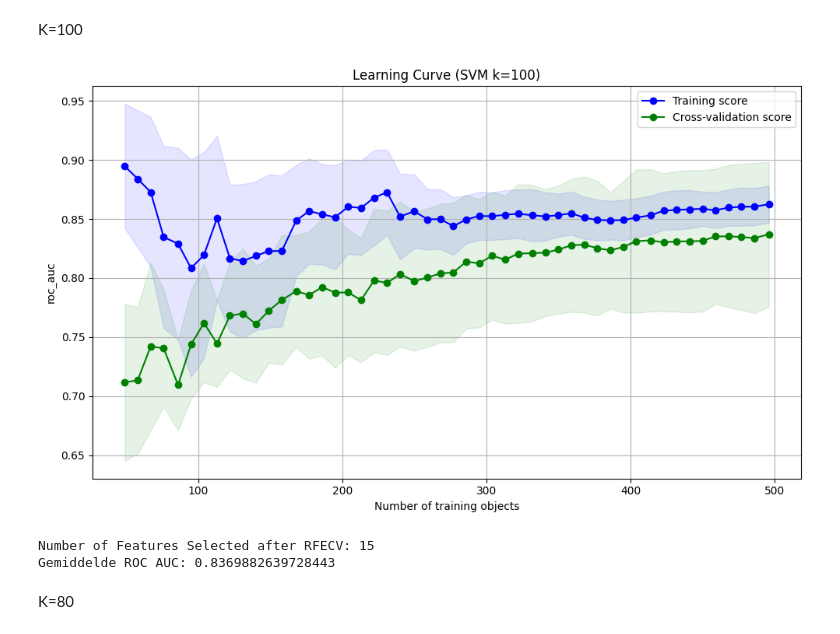
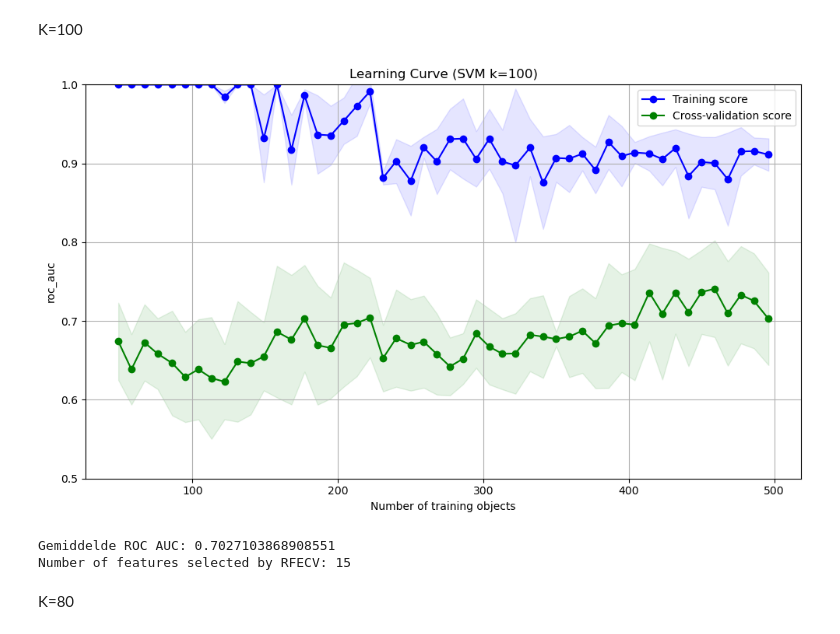
Before and after one commit to mjmklep/Machine-Learning-Group-8, a Jupyter notebook: basic_SVM.ipynb, the cells around one changed output. Saved outputs shown, nothing was run; the diff lists cells and outputs as text; code cells hidden in the pictures.

Commit message:
SVM with f_score. Number of features inside pipeline done

```diff
--- a/basic_SVM.ipynb
+++ b/basic_SVM.ipynb
@@ -195,56 +157,39 @@ Gemiddelde ROC AUC: 0.7970528899997775
 # %% [markdown]
 K=100
 # %%
-# ====== PRE-FEATURE SELECTION ======
-# Apply Power Transformation to handle skewed data
-power_transformer = PowerTransformer(method='yeo-johnson')
-X_train_transformed = power_transformer.fit_transform(X_train)
-X_test_transformed = power_transformer.transform(X_test)
-
-# Use SelectKBest with mutual_info_classif for feature selection
-selector = SelectKBest(mutual_info_classif, k=100)
-X_train_reduced = selector.fit_transform(X_train_transformed, y_train)
-X_test_reduced = selector.transform(X_test_transformed)
-
-# Cross validation
+# ====== PIPELINE CHARACTERISTICS ======
 cv = StratifiedKFold(n_splits=5)
-
-# ====== FEATURE SELECTION ======
-svm = SVC(kernel="linear", random_state=42)
-rfecv = RFECV(estimator=svm, step=5, cv=cv, scoring='roc_auc')
-rfecv.fit(X_train_reduced, y_train)
-X_selected = rfecv.transform(X_train_reduced)
-X_test_selected = rfecv.transform(X_test_reduced)
-
-# ====== PIPELINE CHARACTERISTICS ======
-svm = SVC(kernel="linear", random_state=42)
+svm_feature = SVC(kernel="linear", random_state=42, class_weight='balanced')
 
 # ====== PIPELINE  ======
 pipeline = Pipeline([
-    ('svm', svm)
+    ('transformer', PowerTransformer(method='yeo-johnson')),
+    ('select_k_best', SelectKBest(f_classif, k=100)),
+    ('rfecv', RFECV(estimator=svm_feature, step=5, cv=cv, scoring='roc_auc')),
+    ('classifier', SVC(kernel='linear', random_state=42, class_weight='balanced'))
 ])
+
 
 # ====== EVALUATION  ======
 scores = cross_val_score(
     pipeline,
-    X_selected,
+    X_train,
     y_train,
     cv=cv,
     scoring='roc_auc',
     n_jobs=-1
 )
 
-pipeline.fit(X_selected, y_train)
+pipeline.fit(X_train, y_train)
 
-t_plot_learning_curve(X_selected, y_train, classifier=pipeline, scoring='roc_auc', clf_type='SVM k=100')
 
-selected_features = np.where(rfecv.support_)[0]
-print(f"Number of Features Selected after RFECV: {len(selected_features)}")
+t_plot_learning_curve(X_train, y_train, classifier=pipeline, scoring='roc_auc', clf_type='SVM k=100')
 print("Gemiddelde ROC AUC:", scores.mean())
+print("Number of features selected by RFECV:", pipeline.named_steps['rfecv'].n_features_)
 # %% [output]
-[figure, old version]
+[figure, new version]
-Number of Features Selected after RFECV: 15
-Gemiddelde ROC AUC: 0.8369882639728443
+Gemiddelde ROC AUC: 0.7027103868908551
+Number of features selected by RFECV: 15
 # %% [markdown]
 K=80
 # %%
```
Also changed, not shown: parts of 13 cells of this notebook.
